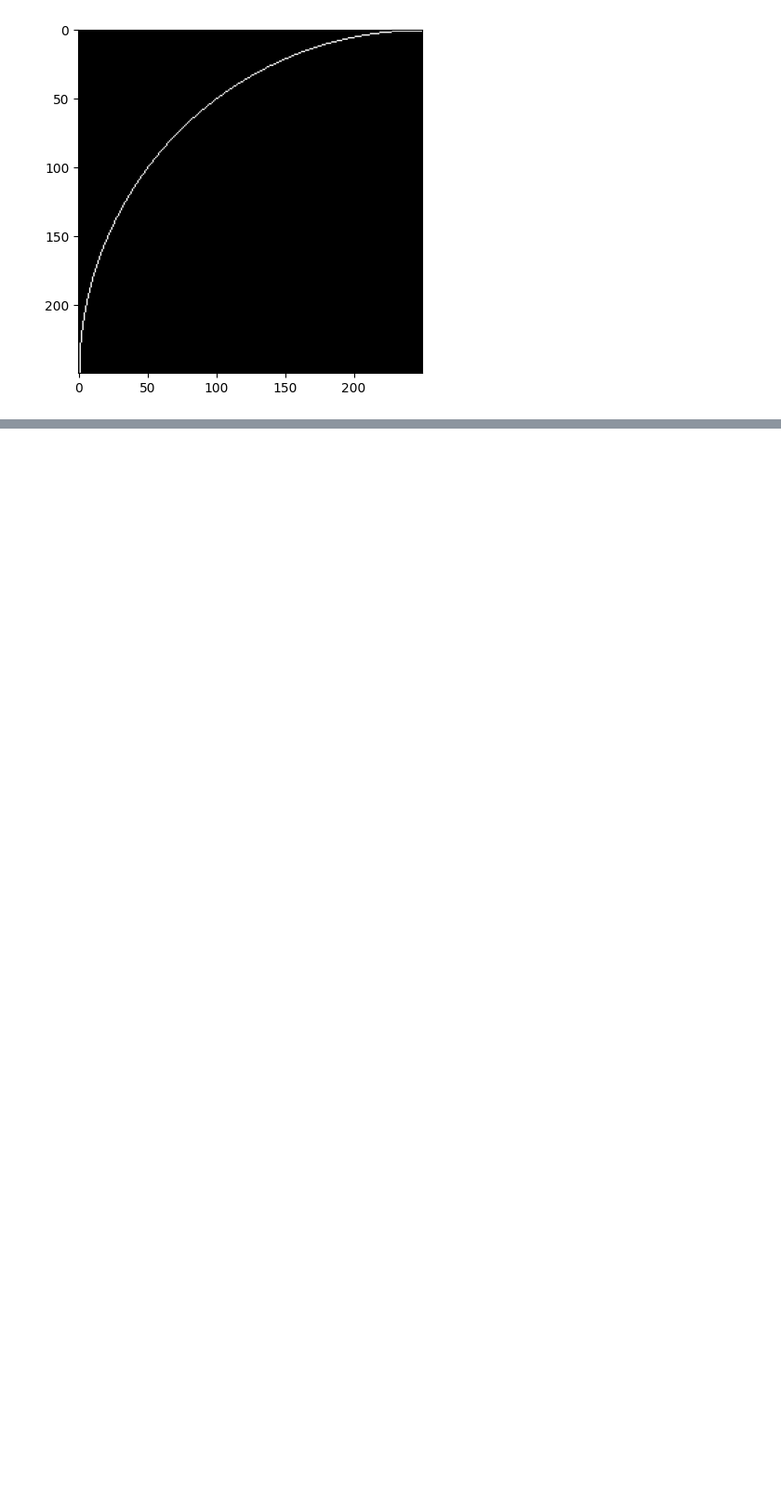
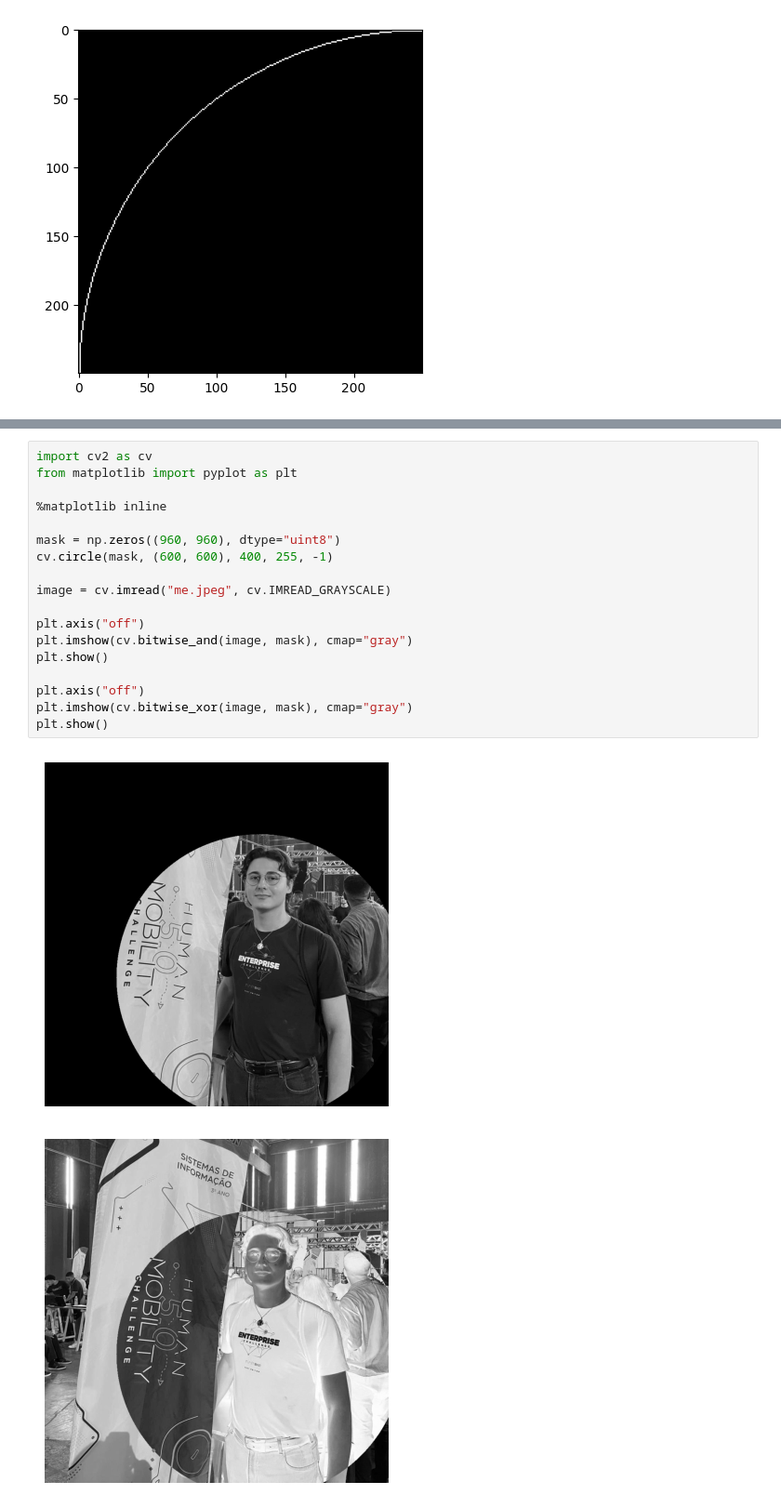
Before and after one commit to hotequil/image-processing, a Jupyter notebook: app.ipynb, the cells around one changed output, grey strips where cells are left out. Shown at 93% size. Drawn from its saved outputs; the diff is of its cells as text; blank space fills up the shorter version.

```diff
--- a/app.ipynb
+++ b/app.ipynb
@@ -241,0 +254,21 @@ plt.show()
+# %%
+import cv2 as cv
+from matplotlib import pyplot as plt
+
+%matplotlib inline
+
+mask = np.zeros((960, 960), dtype="uint8")
+cv.circle(mask, (600, 600), 400, 255, -1)
+
+image = cv.imread("me.jpeg", cv.IMREAD_GRAYSCALE)
+
+plt.axis("off")
+plt.imshow(cv.bitwise_and(image, mask), cmap="gray")
+plt.show()
+
+plt.axis("off")
+plt.imshow(cv.bitwise_xor(image, mask), cmap="gray")
+plt.show()
+# %% [output]
+[figure, added]
+[figure, added]
```
Also changed, not shown: parts of 1 cell of this notebook.
